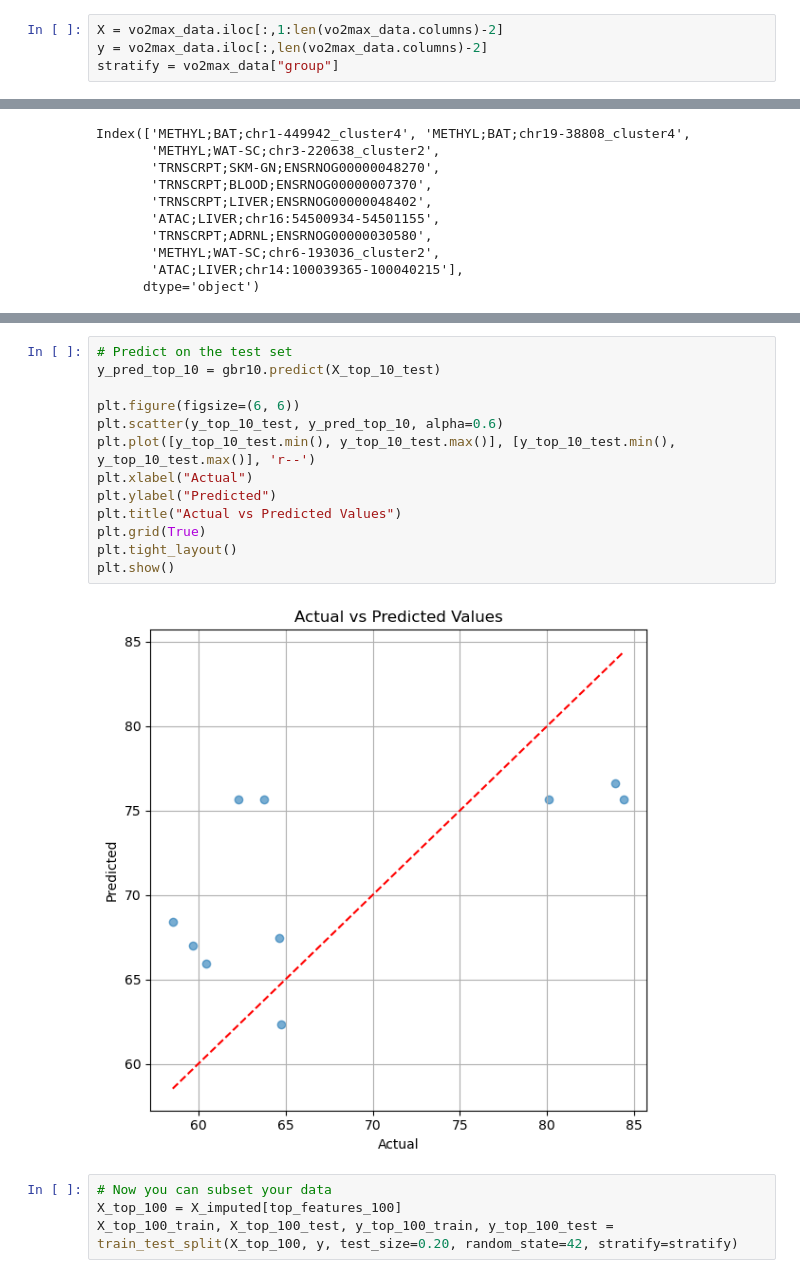
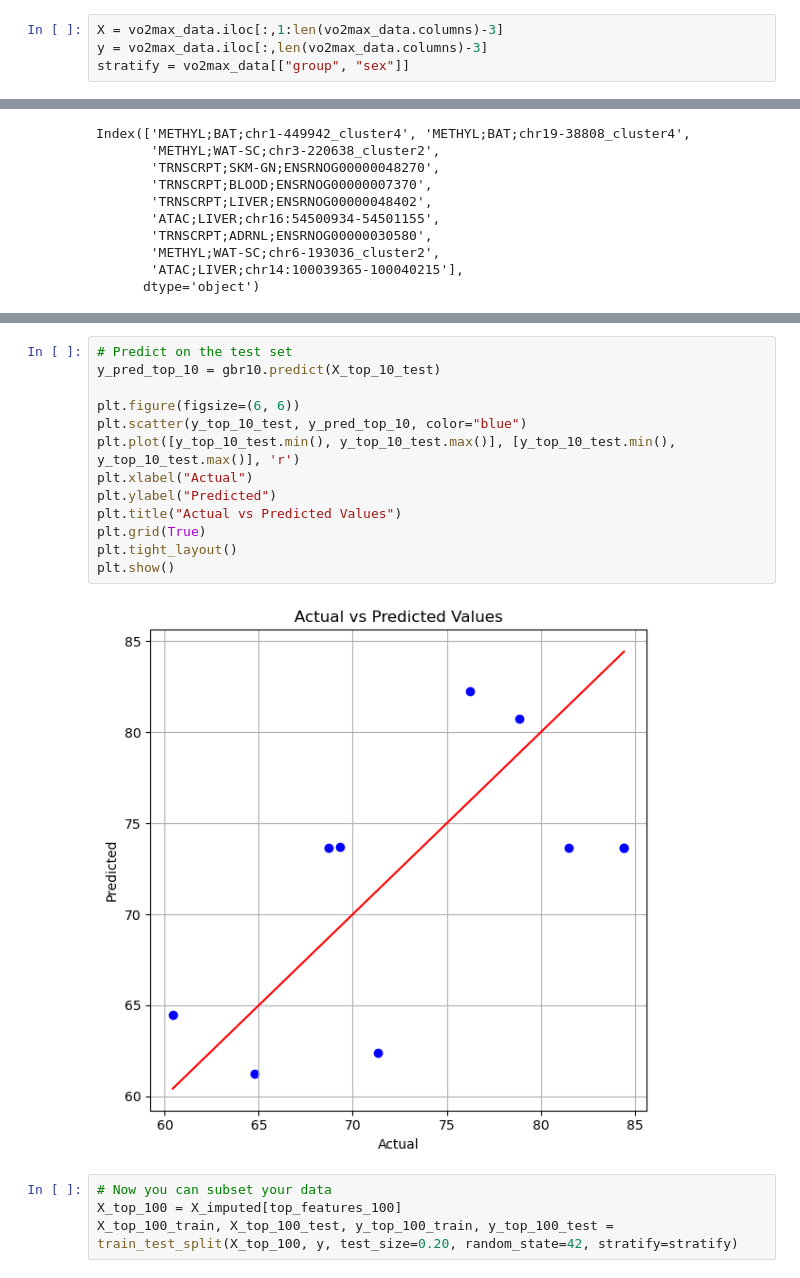
Before and after one commit to BioITHackathons/Unraveling-Exercise-Resilience-Multi-Omics-Meets-Machine-Learning, a Jupyter notebook: ml_model_vo2max.ipynb, the cells around one changed output, grey strips where cells are left out. Saved outputs shown, nothing was run; the diff lists cells and outputs as text.

```diff
--- a/ml_model_vo2max.ipynb
+++ b/ml_model_vo2max.ipynb
@@ -28,9 +28,9 @@ from sklearn.model_selection import train_test_split
 from sklearn.metrics import accuracy_score, classification_report
 from sklearn.metrics import mean_squared_error, mean_absolute_error, r2_score
 # %%
-X = vo2max_data.iloc[:,1:len(vo2max_data.columns)-2]
-y = vo2max_data.iloc[:,len(vo2max_data.columns)-2]
-stratify = vo2max_data["group"]
+X = vo2max_data.iloc[:,1:len(vo2max_data.columns)-3]
+y = vo2max_data.iloc[:,len(vo2max_data.columns)-3]
+stratify = vo2max_data[["group", "sex"]]
 # %%
 # dropping vo2 max instances with nas
 y = y.dropna(axis=0)
@@ -159,18 +166,18 @@ gbr10.score(X_top_10_test, y_top_10_test)
 # %%
 # Predict on the test set
 y_pred_top_10 = gbr10.predict(X_top_10_test)
 
 plt.figure(figsize=(6, 6))
-plt.scatter(y_top_10_test, y_pred_top_10, alpha=0.6)
-plt.plot([y_top_10_test.min(), y_top_10_test.max()], [y_top_10_test.min(), y_top_10_test.max()], 'r--')
+plt.scatter(y_top_10_test, y_pred_top_10, color="blue")
+plt.plot([y_top_10_test.min(), y_top_10_test.max()], [y_top_10_test.min(), y_top_10_test.max()], 'r')
 plt.xlabel("Actual")
 plt.ylabel("Predicted")
 plt.title("Actual vs Predicted Values")
 plt.grid(True)
 plt.tight_layout()
 plt.show()
 # %% [output]
-[figure, old version]
+[figure, new version]
 # %%
 # Now you can subset your data
 X_top_100 = X_imputed[top_features_100]
```
Also changed, not shown: parts of 11 cells of this notebook, 1 other file.
